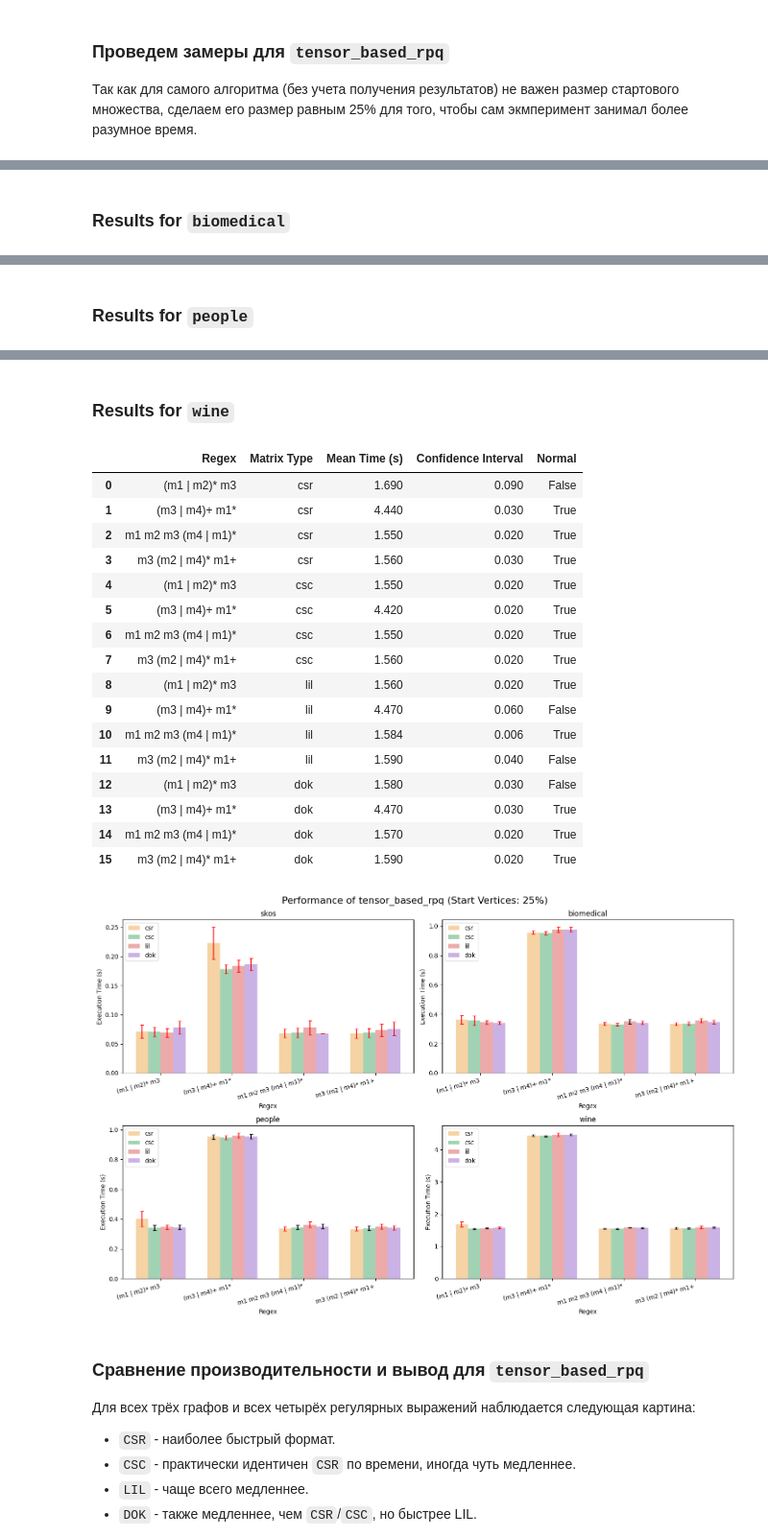
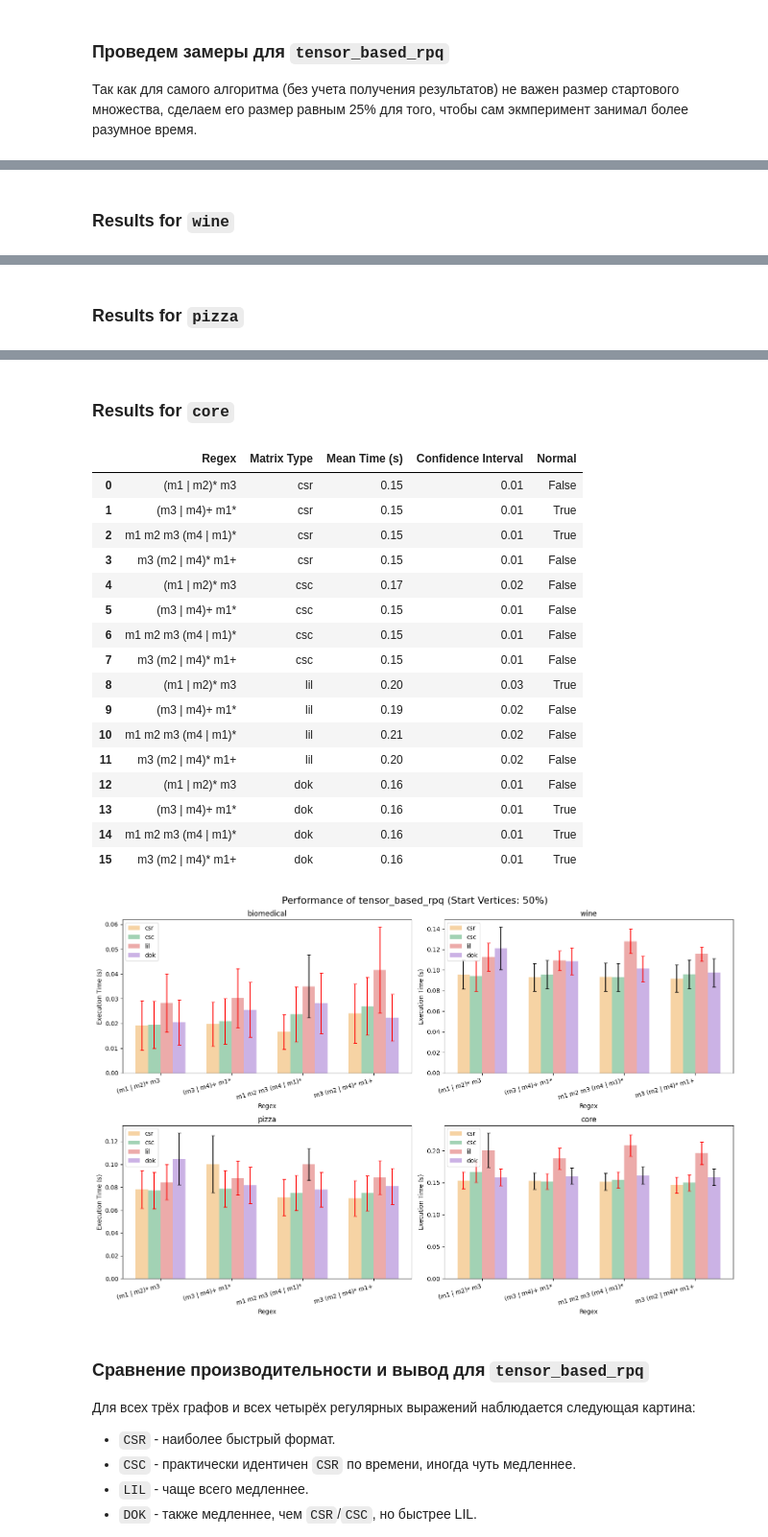
Before and after one commit to RodionovMaxim05/formal-lang-course, a Jupyter notebook: experiments/5task.ipynb, the cells around one changed output, grey strips where cells are left out. Shown at 96% size. Saved outputs shown, nothing was run; the diff lists cells and outputs as text; code cells hidden in the pictures.

```diff
--- a/experiments/5task.ipynb
+++ b/experiments/5task.ipynb
@@ -126,7 +128,12 @@ warnings.filterwarnings("ignore", category=SparseEfficiencyWarning)
 # %% [markdown]
 ### Глобальные переменны
 # %%
-EXPERIMENT_GRAPHS: List[str] = ["skos", "biomedical", "people", "wine"]
+EXPERIMENT_GRAPHS: List[str] = [
+    "biomedical",
+    "wine",
+    "pizza",
+    "core",
+]
 
 REGEX_TEMPLATES: List[str] = [
     "(m1 | m2)* m3",
@@ -556,5 +564,5 @@ def compare_rpq_methods(regex_index: int) -> None:
 ### Проведем замеры для `tensor_based_rpq`
 Так как для самого алгоритма (без учета получения результатов) не важен размер стартового множества, сделаем его размер равным 25% для того, чтобы сам экмперимент занимал более разумное время.
 # %%
-run_matrix_type_experiment(tensor_based_rpq, 25)
+run_matrix_type_experiment(tensor_based_rpq, 50)
 # %% [output]
@@ -579,2 +587,2 @@ run_matrix_type_experiment(tensor_based_rpq, 25)
-### Results for `biomedical`
+### Results for `wine`
 |  | Regex | Matrix Type | Mean Time (s) | Confidence Interval | Normal |
@@ -597,2 +605,2 @@ run_matrix_type_experiment(tensor_based_rpq, 25)
-### Results for `people`
+### Results for `pizza`
 |  | Regex | Matrix Type | Mean Time (s) | Confidence Interval | Normal |
@@ -615,22 +623,22 @@ run_matrix_type_experiment(tensor_based_rpq, 25)
-### Results for `wine`
+### Results for `core`
 |  | Regex | Matrix Type | Mean Time (s) | Confidence Interval | Normal |
-| 0 | (m1 | m2)* m3 | csr | 1.690 | 0.090 | False |
-| 1 | (m3 | m4)+ m1* | csr | 4.440 | 0.030 | True |
-| 2 | m1 m2 m3 (m4 | m1)* | csr | 1.550 | 0.020 | True |
-| 3 | m3 (m2 | m4)* m1+ | csr | 1.560 | 0.030 | True |
-| 4 | (m1 | m2)* m3 | csc | 1.550 | 0.020 | True |
-| 5 | (m3 | m4)+ m1* | csc | 4.420 | 0.020 | True |
-| 6 | m1 m2 m3 (m4 | m1)* | csc | 1.550 | 0.020 | True |
-| 7 | m3 (m2 | m4)* m1+ | csc | 1.560 | 0.020 | True |
-| 8 | (m1 | m2)* m3 | lil | 1.560 | 0.020 | True |
-| 9 | (m3 | m4)+ m1* | lil | 4.470 | 0.060 | False |
-| 10 | m1 m2 m3 (m4 | m1)* | lil | 1.584 | 0.006 | True |
-| 11 | m3 (m2 | m4)* m1+ | lil | 1.590 | 0.040 | False |
-| 12 | (m1 | m2)* m3 | dok | 1.580 | 0.030 | False |
-| 13 | (m3 | m4)+ m1* | dok | 4.470 | 0.030 | True |
-| 14 | m1 m2 m3 (m4 | m1)* | dok | 1.570 | 0.020 | True |
-| 15 | m3 (m2 | m4)* m1+ | dok | 1.590 | 0.020 | True |
+| 0 | (m1 | m2)* m3 | csr | 0.15 | 0.01 | False |
+| 1 | (m3 | m4)+ m1* | csr | 0.15 | 0.01 | True |
+| 2 | m1 m2 m3 (m4 | m1)* | csr | 0.15 | 0.01 | True |
+| 3 | m3 (m2 | m4)* m1+ | csr | 0.15 | 0.01 | False |
+| 4 | (m1 | m2)* m3 | csc | 0.17 | 0.02 | False |
+| 5 | (m3 | m4)+ m1* | csc | 0.15 | 0.01 | False |
+| 6 | m1 m2 m3 (m4 | m1)* | csc | 0.15 | 0.01 | False |
+| 7 | m3 (m2 | m4)* m1+ | csc | 0.15 | 0.01 | False |
+| 8 | (m1 | m2)* m3 | lil | 0.20 | 0.03 | True |
+| 9 | (m3 | m4)+ m1* | lil | 0.19 | 0.02 | False |
+| 10 | m1 m2 m3 (m4 | m1)* | lil | 0.21 | 0.02 | False |
+| 11 | m3 (m2 | m4)* m1+ | lil | 0.20 | 0.02 | False |
+| 12 | (m1 | m2)* m3 | dok | 0.16 | 0.01 | False |
+| 13 | (m3 | m4)+ m1* | dok | 0.16 | 0.01 | True |
+| 14 | m1 m2 m3 (m4 | m1)* | dok | 0.16 | 0.01 | True |
+| 15 | m3 (m2 | m4)* m1+ | dok | 0.16 | 0.01 | True |
-[figure, old version]
+[figure, new version]
 # %% [markdown]
 ### Сравнение производительности и вывод для `tensor_based_rpq`
 Для всех трёх графов и всех четырёх регулярных выражений наблюдается следующая картина:
```
Also changed, not shown: parts of 10 cells of this notebook.
